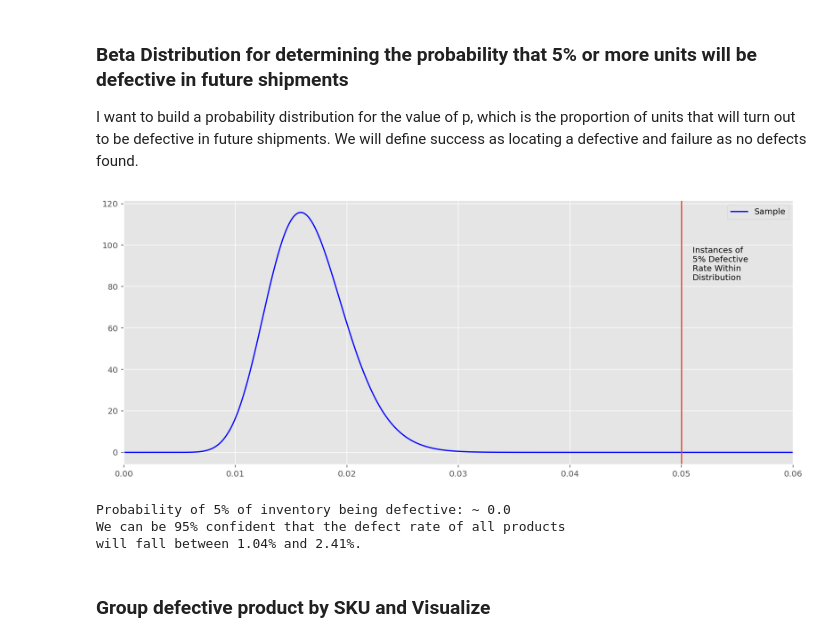
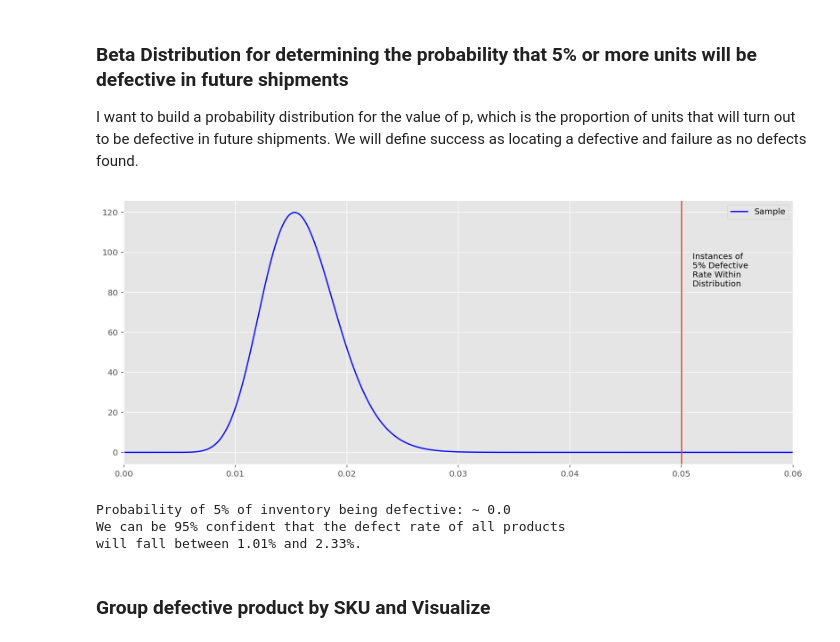
Before and after one commit to ryankirkland/customer-data-analysis, a Jupyter notebook: PBE-Order-Analysis.ipynb, the cells around one changed output. Saved outputs shown, nothing was run; the diff lists cells and outputs as text; code cells hidden in the pictures.

```diff
--- a/PBE-Order-Analysis.ipynb
+++ b/PBE-Order-Analysis.ipynb
@@ -179,19 +180,19 @@ I want to build a probability distribution for the value of p, which is the prop
 # %%
 probs = np.linspace(0,1,10000)
 
 defects_a = 21
 quality_a = 1350
 
 fig, ax = plt.subplots(figsize=(12,5))
-beta_dist_a = stats.beta(defects_a+1, quality_0+1)
+beta_dist_a = stats.beta(defects_a+1, quality_a+1)
 ax.plot(probs, beta_dist_a.pdf(probs), "b", label='Sample')
 ax.axvline(0.05)
 ax.text(0.051, 83, "Instances of \n5% Defective \nRate Within\nDistribution")
 ax.legend()
 ax.set_xlim(0,0.06)
 fig.tight_layout()
 # %% [output]
-[figure, old version]
+[figure, new version]
 # %%
 prop = beta_dist_a.rvs(10**6) > 0.05
 print(f"Probability of 5% of inventory being defective: ~ {np.mean(prop)}")
@@ -201,7 +202,7 @@ print(f"We can be 95% confident that the defect rate of all products\nwill fall
 # %% [output]
 Probability of 5% of inventory being defective: ~ 0.0
 We can be 95% confident that the defect rate of all products
-will fall between 1.04% and 2.41%.
+will fall between 1.01% and 2.33%.
 # %% [markdown]
  ### Group defective product by SKU and Visualize
 # %%
```
Also changed, not shown: parts of 9 cells of this notebook.
